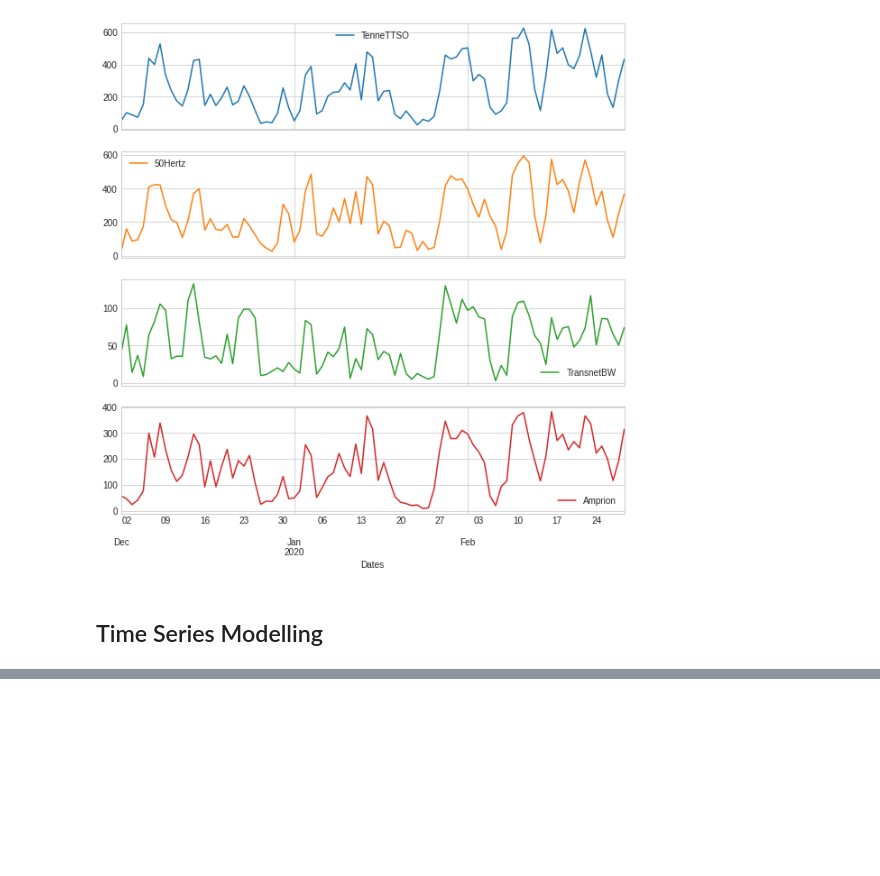
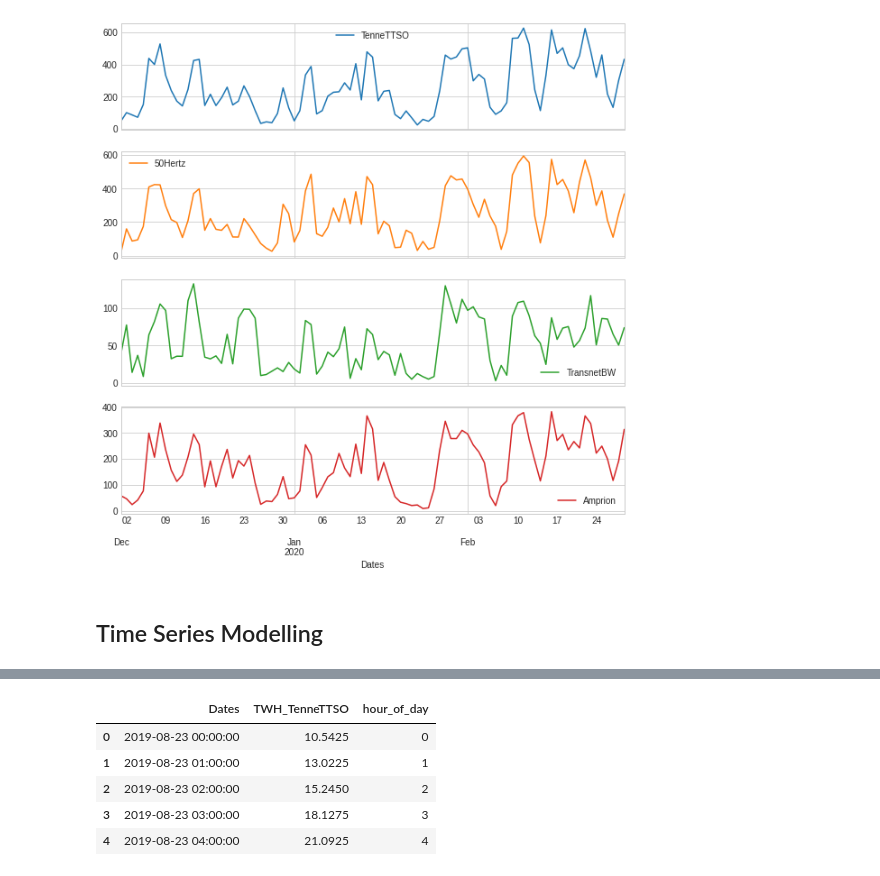
Before and after one commit to behlvaibhav/Wind-Power-Generation, a Jupyter notebook: wind-power-generation.ipynb, the cells around one changed output, grey strips where cells are left out. Saved outputs shown, nothing was run; the diff lists cells and outputs as text; code cells hidden in the pictures; blank space fills up the shorter version.

```diff
--- a/wind-power-generation.ipynb
+++ b/wind-power-generation.ipynb
@@ -298,0 +345,10 @@ array([<AxesSubplot:xlabel='Dates'>, <AxesSubplot:xlabel='Dates'>,
+# %%
+ten_df['hour_of_day'] = ten_df['Dates'].dt.hour
+ten_df.head()
+# %% [output]
+|  | Dates | TWH_TenneTTSO | hour_of_day |
+| 0 | 2019-08-23 00:00:00 | 10.5425 | 0 |
+| 1 | 2019-08-23 01:00:00 | 13.0225 | 1 |
+| 2 | 2019-08-23 02:00:00 | 15.2450 | 2 |
+| 3 | 2019-08-23 03:00:00 | 18.1275 | 3 |
+| 4 | 2019-08-23 04:00:00 | 21.0925 | 4 |
```
Also changed, not shown: parts of 14 cells of this notebook.
